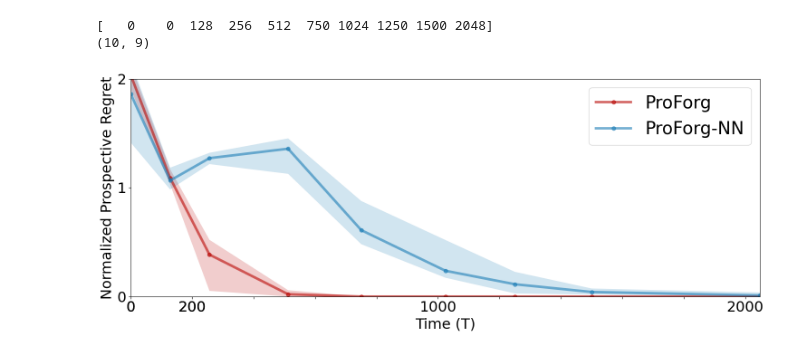
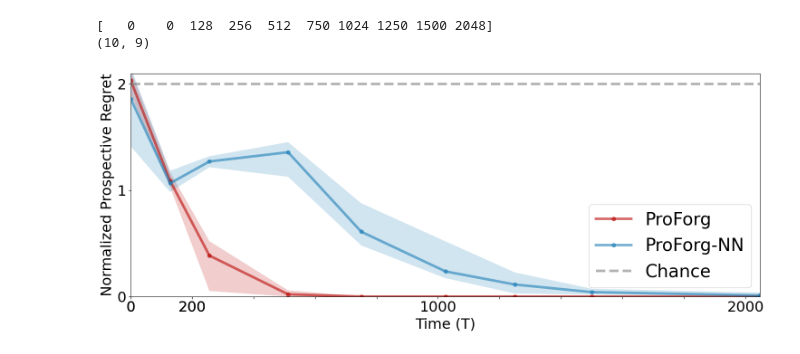
Before and after one commit to neurodata/ProspectiveLearningwithControl, a Jupyter notebook: figures/fig4_new.ipynb, the cells around one changed output. Drawn from its saved outputs; the diff is of its cells as text; code cells hidden in the pictures.

```diff
--- a/figures/fig4_new.ipynb
+++ b/figures/fig4_new.ipynb
@@ -69,32 +69,34 @@ Ts = Ts
 median = np.median(PREGRETS_DF_arr, axis=0)
 q25  = np.nanpercentile(PREGRETS_DF_arr, 25, axis=0)
 q75  = np.nanpercentile(PREGRETS_DF_arr, 75, axis=0)
 plt.plot(Ts, median,color=colors["PVAFM_oh_RF"], lw = linewidth,marker='o',alpha = 0.6,label = 'ProForg')
 plt.fill_between(Ts, q25, q75, color=colors["PVAFM_oh_RF"], alpha=0.20, edgecolor="none")
 
 
 ## Plot NN
 median = np.median(PREGRETS_NN_arr, axis=0)
 q25  = np.nanpercentile(PREGRETS_NN_arr, 25, axis=0)
 q75  = np.nanpercentile(PREGRETS_NN_arr, 75, axis=0)
 plt.plot(Ts, median,color=colors["PVAFM_oh_NN"], lw = linewidth,marker='o',alpha = 0.6,label = 'ProForg-NN')
 plt.fill_between(Ts, q25, q75, color=colors["PVAFM_oh_NN"], alpha=0.20, edgecolor="none")
 
+plt.plot(Ts, 2*np.ones(len(Ts)),color='grey', lw = linewidth,ls='--',alpha = 0.6,label = 'Chance')
+
 plt.xlabel("Time (T)",fontsize = fontsize-5)
 plt.ylabel("Normalized Prospective Regret", fontsize = fontsize-5)
 
 xticks = Ts
 xticks = [i for i in np.arange(0,2000,200)]+[0,200,2000,20000]
 xticklabels = [str(v) if v in [0,20,200,1000,2000,20000] else ""   # hide every 2nd label
                for i, v in enumerate(xticks)]
 
 plt.xticks(xticks, labels=xticklabels,fontsize = fontsize-5)
-plt.ylim([0,2])
+plt.ylim([0,2.1])
 plt.xlim([0,2048])
 plt.yticks([0,1,2],fontsize = fontsize-5)
 plt.legend(fontsize = fontsize)
 plt.tight_layout()
 
 plt.savefig('ProForg_DFNN.png')
 # %% [output]
-[figure, old version]
+[figure, new version]
```
Also changed, not shown: 7 other files.
